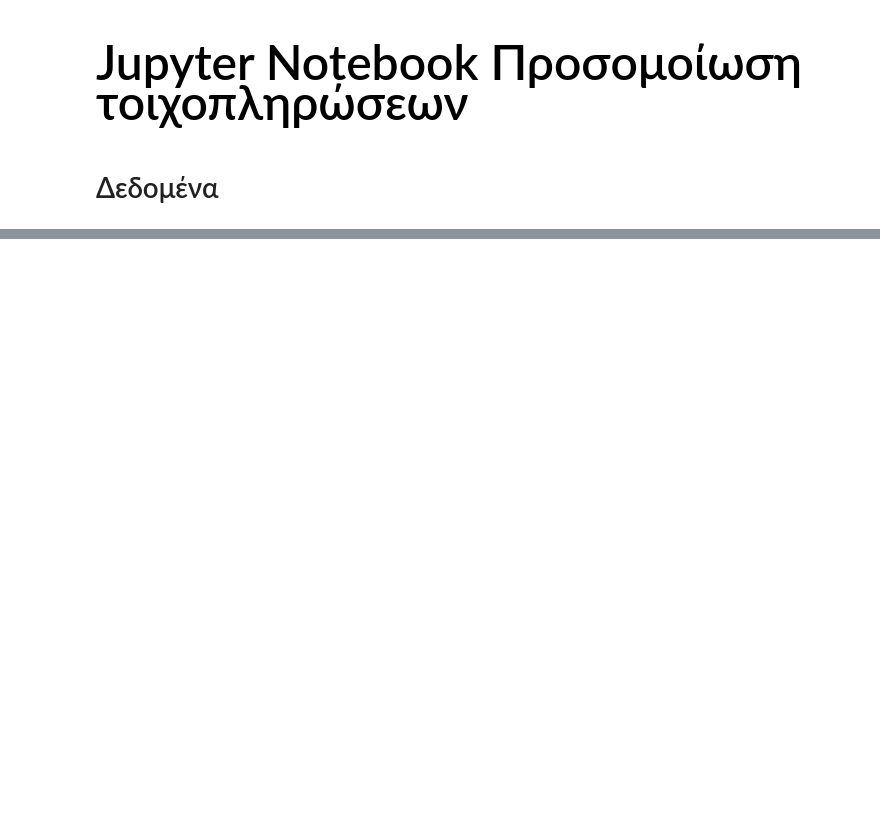
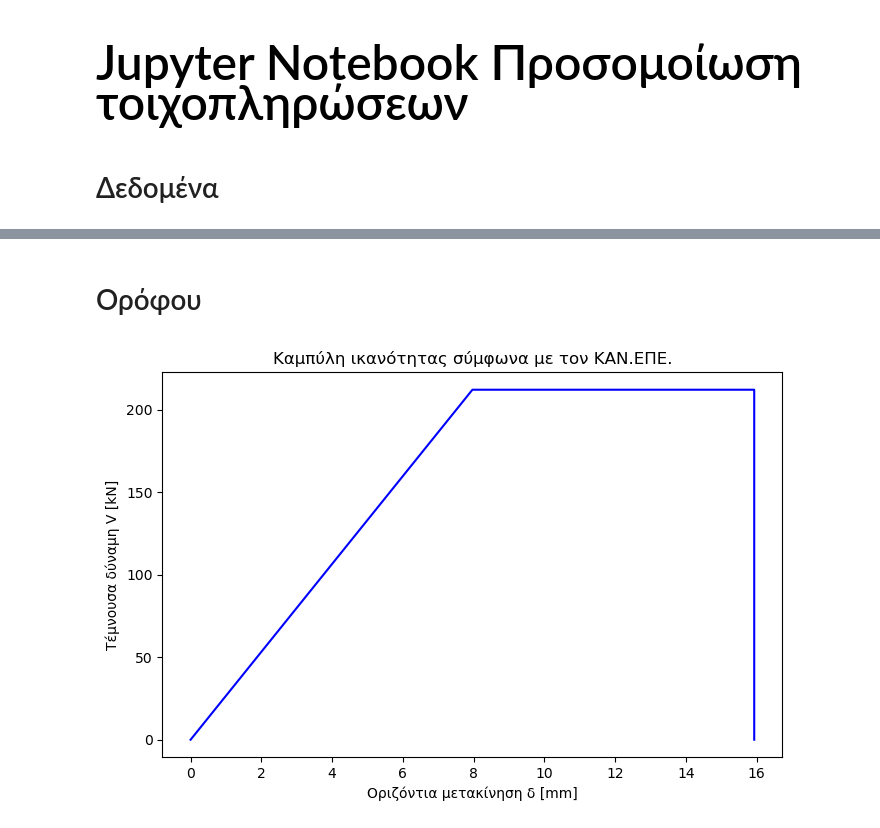
Before and after one commit to Angelos090/Toixoplirosis, a Jupyter notebook: Toixoplirosis.ipynb, the cells around one changed output, grey strips where cells are left out. Cells and saved outputs as stored; diff of their text form; code cells hidden in the pictures; blank space fills up the shorter version.

```diff
--- a/Toixoplirosis.ipynb
+++ b/Toixoplirosis.ipynb
@@ -130,0 +290,18 @@ b Διαγωνίου ορόφου = 0.965m
+# %% [markdown]
+# Ορόφου
+# %%
+#Data
+y = [0, VR_or, VR_or, 0]
+x = [0, dy_or, du_or, du_or]
+
+#Plot
+plt.figure(figsize=(8, 5))
+plt.plot(x, y, marker='', linestyle='-',color='b', label="")
+
+# Labels and Title
+plt.xlabel("Οριζόντια μετακίνηση δ [mm]")
+plt.ylabel("Τέμνουσα δύναμη V [kN]")
+plt.title("Καμπύλη ικανότητας σύμφωνα με τον ΚΑΝ.ΕΠΕ.")
+plt.show()
+# %% [output]
+[figure, added]
```
Also changed, not shown: parts of 22 cells of this notebook.
